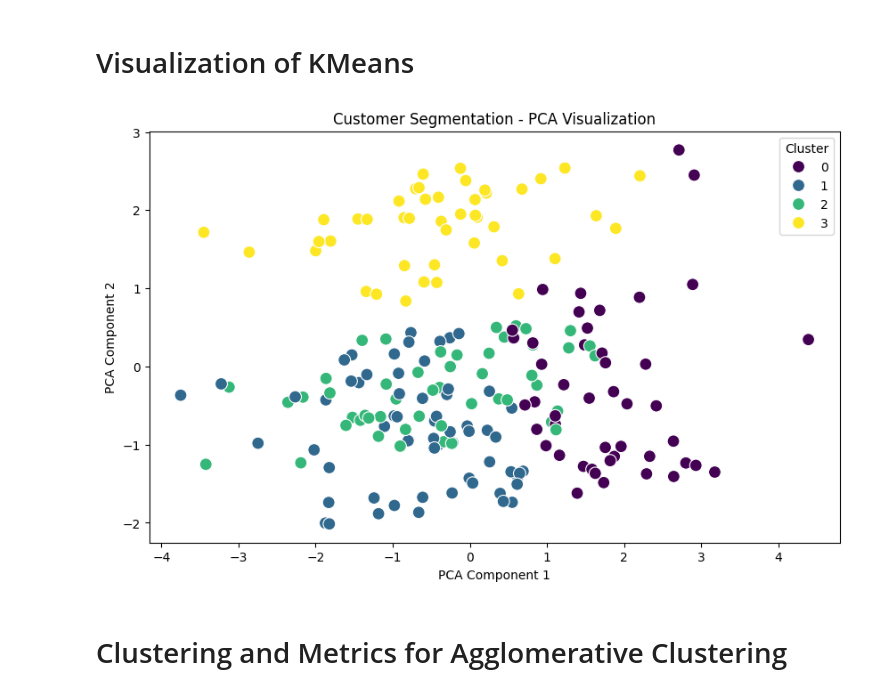
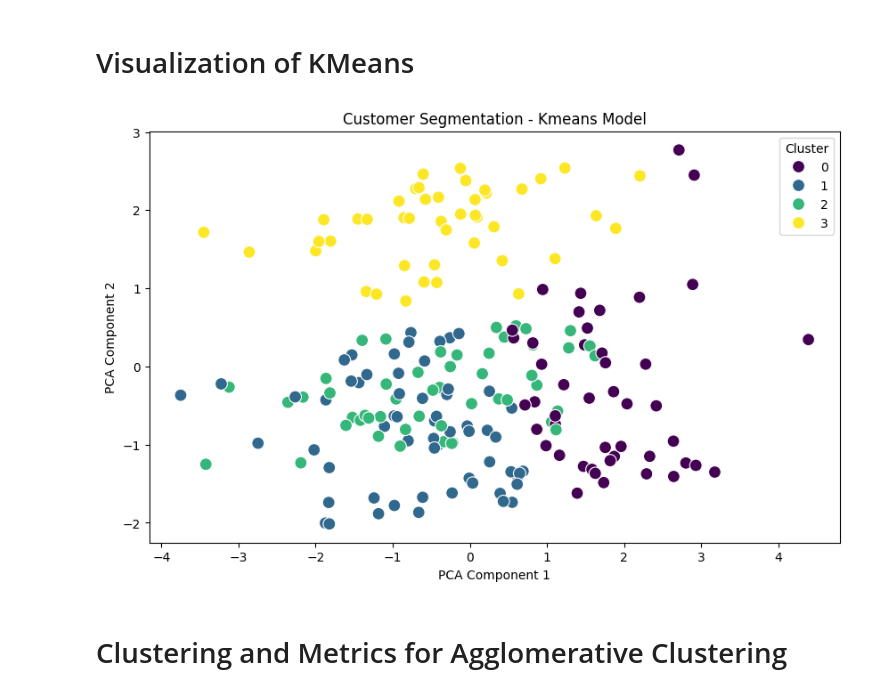
Before and after one commit to ipshita0702/eCommerce-Zeotap, a Jupyter notebook: Ipshita_Das_Clustering.ipynb, the cells around one changed output. Saved outputs shown, nothing was run; the diff lists cells and outputs as text; code cells hidden in the pictures.

```diff
--- a/Ipshita_Das_Clustering.ipynb
+++ b/Ipshita_Das_Clustering.ipynb
@@ -122,18 +122,18 @@ Kmeans Silhouette Score: 0.267997077186446
 # %%
 # Reduce dimensions for visualization
 pca = PCA(n_components=2)
 X_pca = pca.fit_transform(X_scaled)
 
 # Plot clusters
 plt.figure(figsize=(10, 6))
 sns.scatterplot(x=X_pca[:, 0], y=X_pca[:, 1], hue=customers['Cluster'], palette='viridis', s=100)
-plt.title('Customer Segmentation - PCA Visualization')
+plt.title('Customer Segmentation - Kmeans Model')
 plt.xlabel('PCA Component 1')
 plt.ylabel('PCA Component 2')
 plt.legend(title='Cluster')
 plt.show()
 # %% [output]
-[figure, old version]
+[figure, new version]
 # %% [markdown]
 # Clustering and Metrics for Agglomerative Clustering
 # %%
```
